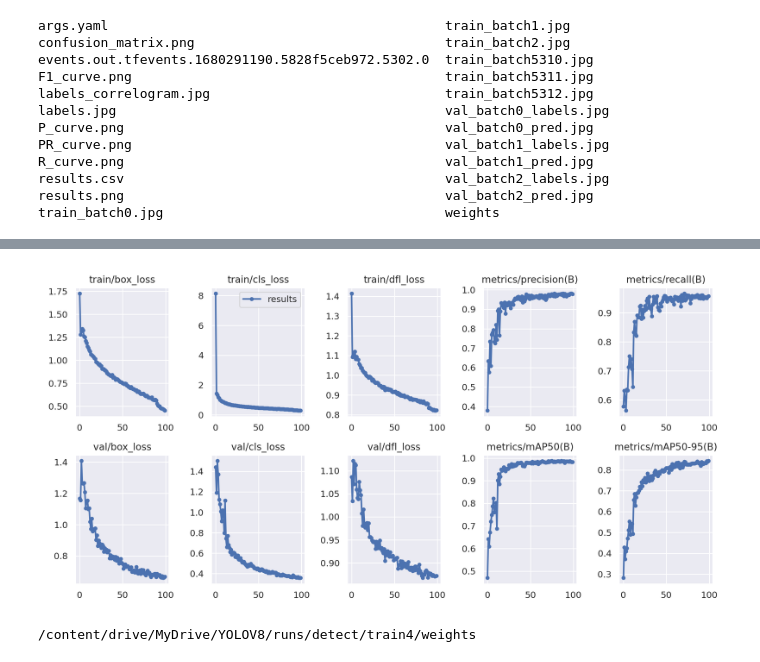
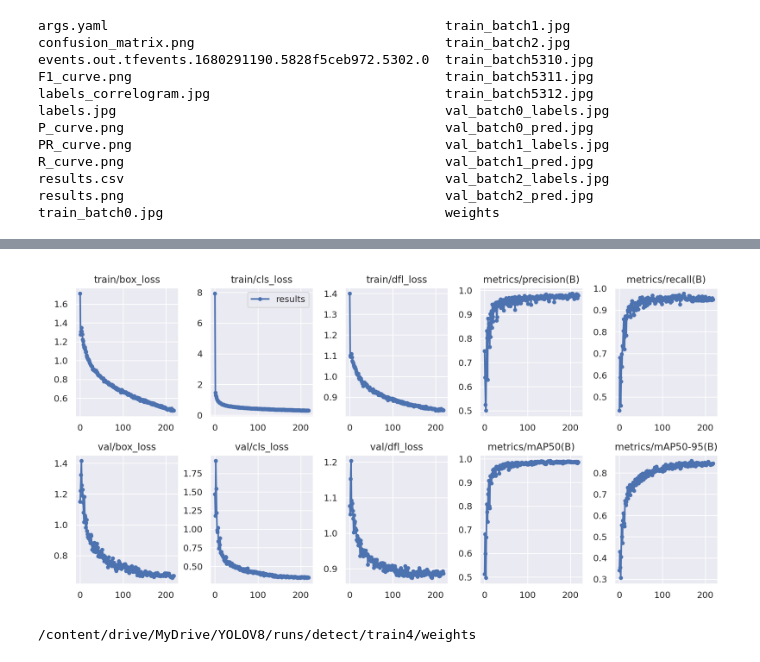
Before and after one commit to sampaththennakoon/dds-v2, a Jupyter notebook: YOLOV8_2.ipynb, the cells around one changed output, grey strips where cells are left out. Cells and saved outputs as stored; diff of their text form; code cells hidden in the pictures.

Commit message:
feat: update YOLOv8 model training jupyter notebook

```diff
--- a/YOLOV8_2.ipynb
+++ b/YOLOV8_2.ipynb
@@ -189,10 +191,10 @@ Successfully installed Image-1.5.33 asgiref-3.6.0 django-4.2
 from PIL import Image
 # %%
 from PIL import Image
-image0=Image.open('/content/drive/MyDrive/YOLOV8_2/runs/detect/train2/results.png')
+image0=Image.open('/content/drive/MyDrive/YOLOV8_2/runs/detect/train3/results.png')
 image0
 # %% [output]
-[figure, old version]
+[figure, new version]
 # %%
 cd /content/drive/MyDrive/YOLOV8_2/runs/detect/train2/weights
 # %% [output]
```
Also changed, not shown: parts of 10 cells of this notebook.
